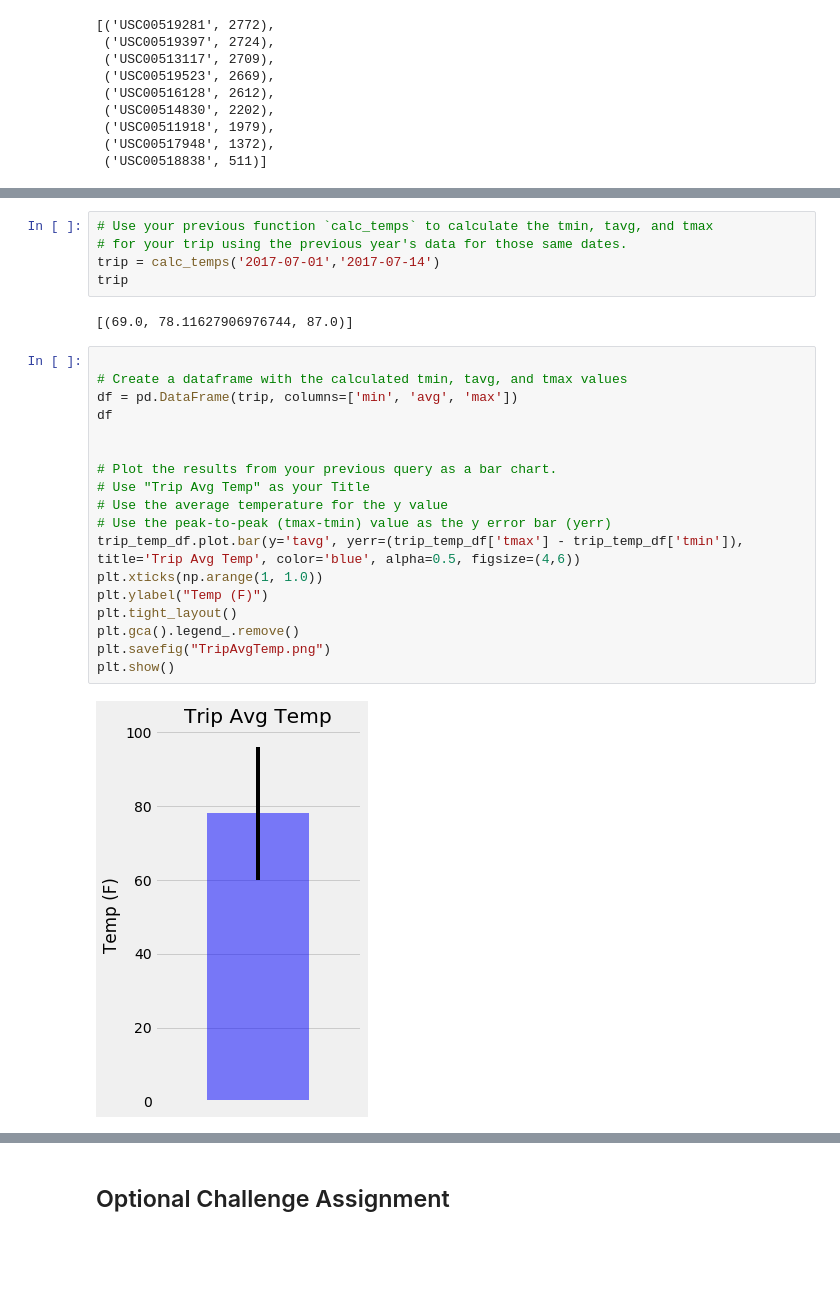
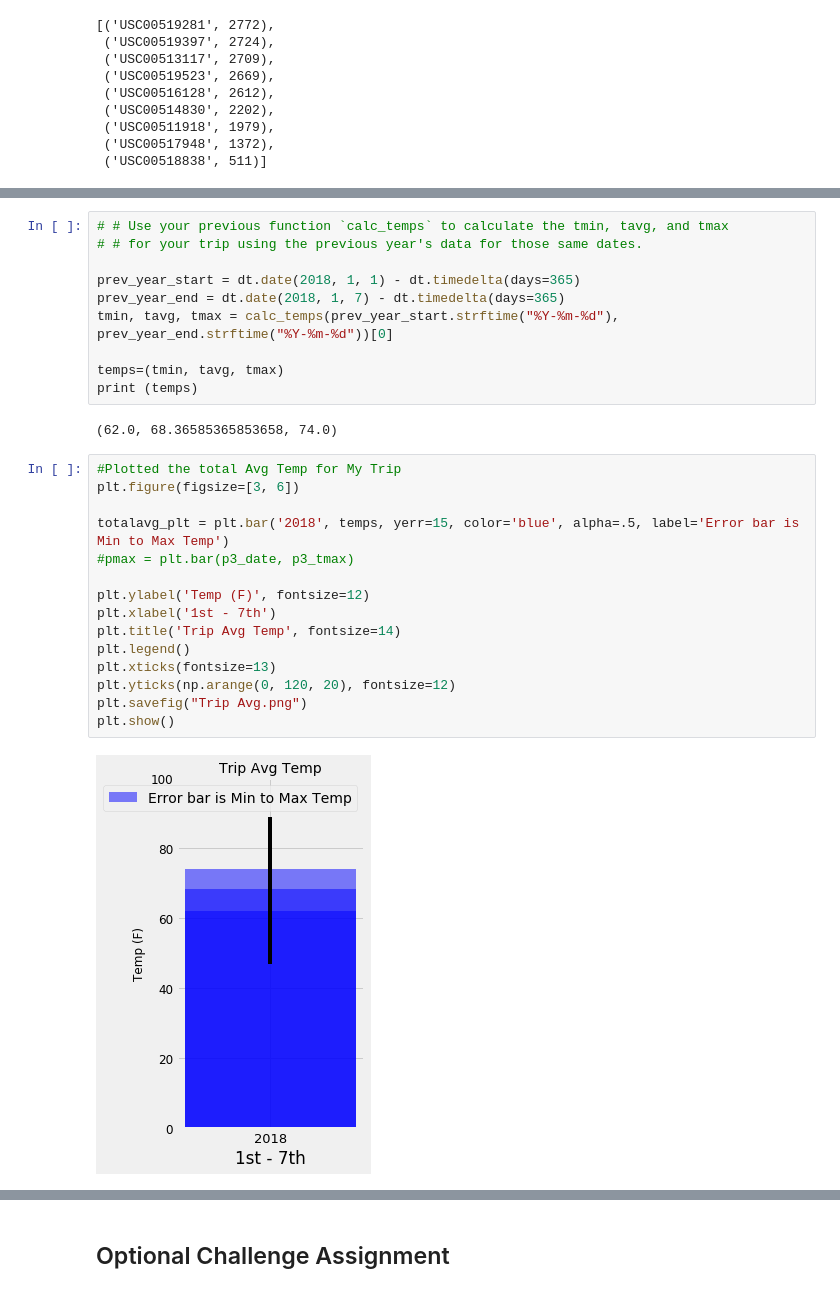
Before and after one commit to beau-nguyen/SQL_Advance_Data_Storage, a Jupyter notebook: climate_starter.ipynb, the cells around one changed output, grey strips where cells are left out. Saved outputs shown, nothing was run; the diff lists cells and outputs as text; blank space fills up the shorter version.

```diff
--- a/climate_starter.ipynb
+++ b/climate_starter.ipynb
@@ -169,30 +147,32 @@ print(calc_temps('2012-02-28', '2012-03-05'))
 # %%
-# Use your previous function `calc_temps` to calculate the tmin, tavg, and tmax
-# for your trip using the previous year's data for those same dates.
-trip = calc_temps('2017-07-01','2017-07-14')
-trip
+# # Use your previous function `calc_temps` to calculate the tmin, tavg, and tmax
+# # for your trip using the previous year's data for those same dates.
+
+prev_year_start = dt.date(2018, 1, 1) - dt.timedelta(days=365)
+prev_year_end = dt.date(2018, 1, 7) - dt.timedelta(days=365)
+tmin, tavg, tmax = calc_temps(prev_year_start.strftime("%Y-%m-%d"), prev_year_end.strftime("%Y-%m-%d"))[0]
+
+temps=(tmin, tavg, tmax)
+print (temps)
 # %% [output]
-[(69.0, 78.11627906976744, 87.0)]
+(62.0, 68.36585365853658, 74.0)
-# %%
-
-# Create a dataframe with the calculated tmin, tavg, and tmax values
-df = pd.DataFrame(trip, columns=['min', 'avg', 'max'])
-df
-
-
-# Plot the results from your previous query as a bar chart.
-# Use "Trip Avg Temp" as your Title
-# Use the average temperature for the y value
-# Use the peak-to-peak (tmax-tmin) value as the y error bar (yerr)
-trip_temp_df.plot.bar(y='tavg', yerr=(trip_temp_df['tmax'] - trip_temp_df['tmin']), title='Trip Avg Temp', color='blue', alpha=0.5, figsize=(4,6))
-plt.xticks(np.arange(1, 1.0))
-plt.ylabel("Temp (F)")
-plt.tight_layout()
-plt.gca().legend_.remove()
-plt.savefig("TripAvgTemp.png")
-plt.show()
-# %% [output]
-[figure, removed]
+# %%
+#Plotted the total Avg Temp for My Trip
+plt.figure(figsize=[3, 6])
+
+totalavg_plt = plt.bar('2018', temps, yerr=15, color='blue', alpha=.5, label='Error bar is Min to Max Temp')
+#pmax = plt.bar(p3_date, p3_tmax)
+
+plt.ylabel('Temp (F)', fontsize=12)
+plt.xlabel('1st - 7th')
+plt.title('Trip Avg Temp', fontsize=14)
+plt.legend()
+plt.xticks(fontsize=13)
+plt.yticks(np.arange(0, 120, 20), fontsize=12)
+plt.savefig("Trip Avg.png")
+plt.show()
+# %% [output]
+[figure, added]
 # %%
 # Calculate the total amount of rainfall per weather station for your trip dates using the previous year's matching dates.
 # Sort this in descending order by precipitation amount and list the station, name, latitude, longitude, and elevation
```
Also changed, not shown: parts of 5 cells of this notebook, 2 other files.
